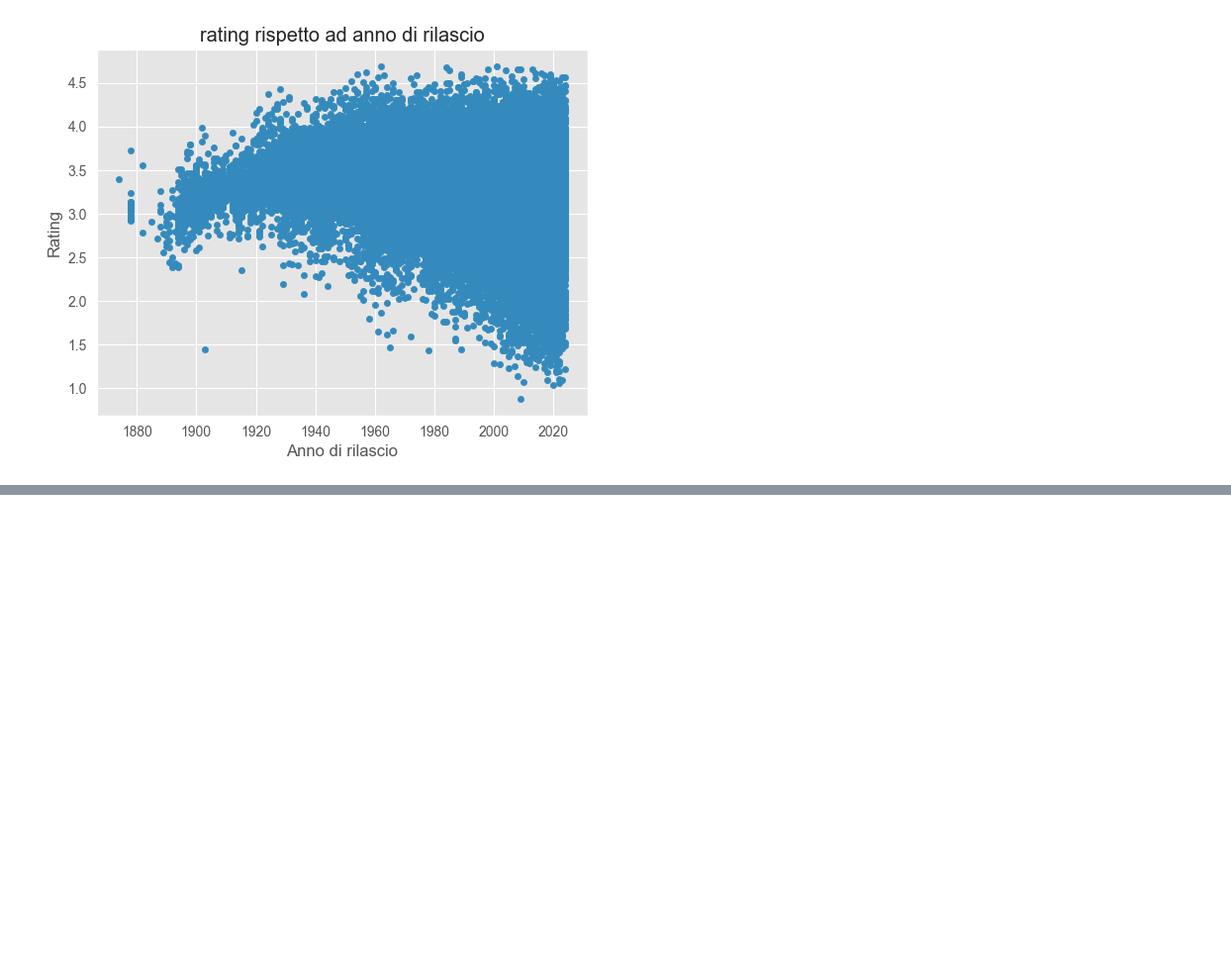
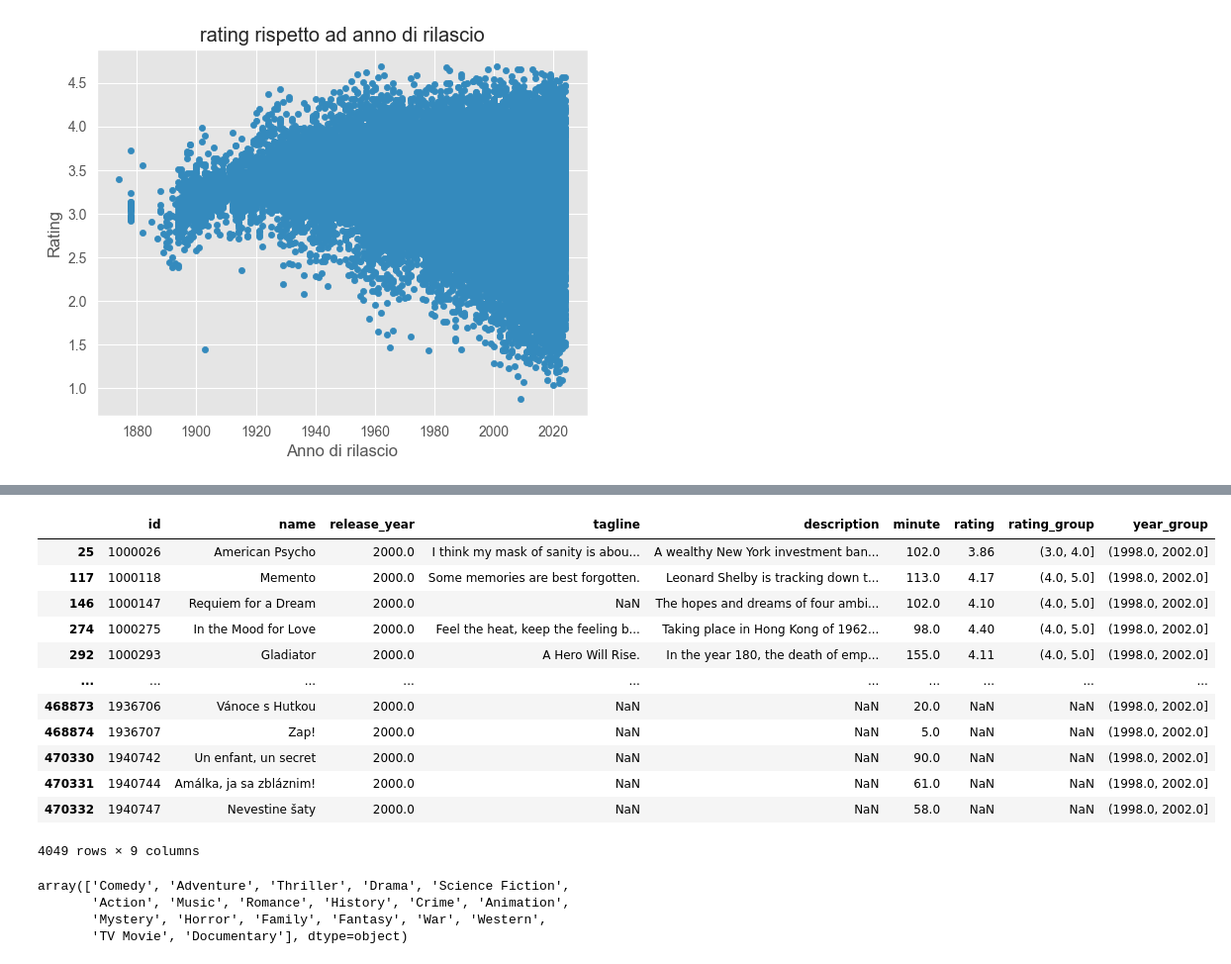
Before and after one commit to Matt1aLibera/Prog_IUM_TWEB, a Jupyter notebook: solutions/IUM/MattiaLiberatoreIUMSolution.ipynb, the cells around one changed output, grey strips where cells are left out. Shown at 99% size. Drawn from its saved outputs; the diff is of its cells as text; code cells hidden in the pictures; blank space fills up the shorter version.

```diff
--- a/solutions/IUM/MattiaLiberatoreIUMSolution.ipynb
+++ b/solutions/IUM/MattiaLiberatoreIUMSolution.ipynb
@@ -473,0 +399,23 @@ Passing `palette` without assigning `hue` is deprecated and will be removed in v
+# %%
+df.loc[df['release_year']==2000]
+# %% [output]
+|  | id | name | release_year | tagline | description | minute | rating | rating_group | year_group |
+| 25 | 1000026 | American Psycho | 2000.0 | I think my mask of sanity is abou... | A wealthy New York investment ban... | 102.0 | 3.86 | (3.0, 4.0] | (1998.0, 2002.0] |
+| 117 | 1000118 | Memento | 2000.0 | Some memories are best forgotten. | Leonard Shelby is tracking down t... | 113.0 | 4.17 | (4.0, 5.0] | (1998.0, 2002.0] |
+| 146 | 1000147 | Requiem for a Dream | 2000.0 | NaN | The hopes and dreams of four ambi... | 102.0 | 4.10 | (4.0, 5.0] | (1998.0, 2002.0] |
+| 274 | 1000275 | In the Mood for Love | 2000.0 | Feel the heat, keep the feeling b... | Taking place in Hong Kong of 1962... | 98.0 | 4.40 | (4.0, 5.0] | (1998.0, 2002.0] |
+| 292 | 1000293 | Gladiator | 2000.0 | A Hero Will Rise. | In the year 180, the death of emp... | 155.0 | 4.11 | (4.0, 5.0] | (1998.0, 2002.0] |
+| ... | ... | ... | ... | ... | ... | ... | ... | ... | ... |
+| 468873 | 1936706 | Vánoce s Hutkou | 2000.0 | NaN | NaN | 20.0 | NaN | NaN | (1998.0, 2002.0] |
+| 468874 | 1936707 | Zap! | 2000.0 | NaN | NaN | 5.0 | NaN | NaN | (1998.0, 2002.0] |
+| 470330 | 1940742 | Un enfant, un secret | 2000.0 | NaN | NaN | 90.0 | NaN | NaN | (1998.0, 2002.0] |
+| 470331 | 1940744 | Amálka, ja sa zbláznim! | 2000.0 | NaN | NaN | 61.0 | NaN | NaN | (1998.0, 2002.0] |
+| 470332 | 1940747 | Nevestine šaty | 2000.0 | NaN | NaN | 58.0 | NaN | NaN | (1998.0, 2002.0] |
+4049 rows × 9 columns
+# %%
+genres['genre'].unique()
+# %% [output]
+array(['Comedy', 'Adventure', 'Thriller', 'Drama', 'Science Fiction',
+       'Action', 'Music', 'Romance', 'History', 'Crime', 'Animation',
+       'Mystery', 'Horror', 'Family', 'Fantasy', 'War', 'Western',
+       'TV Movie', 'Documentary'], dtype=object)
```
Also changed, not shown: parts of 14 cells of this notebook.
